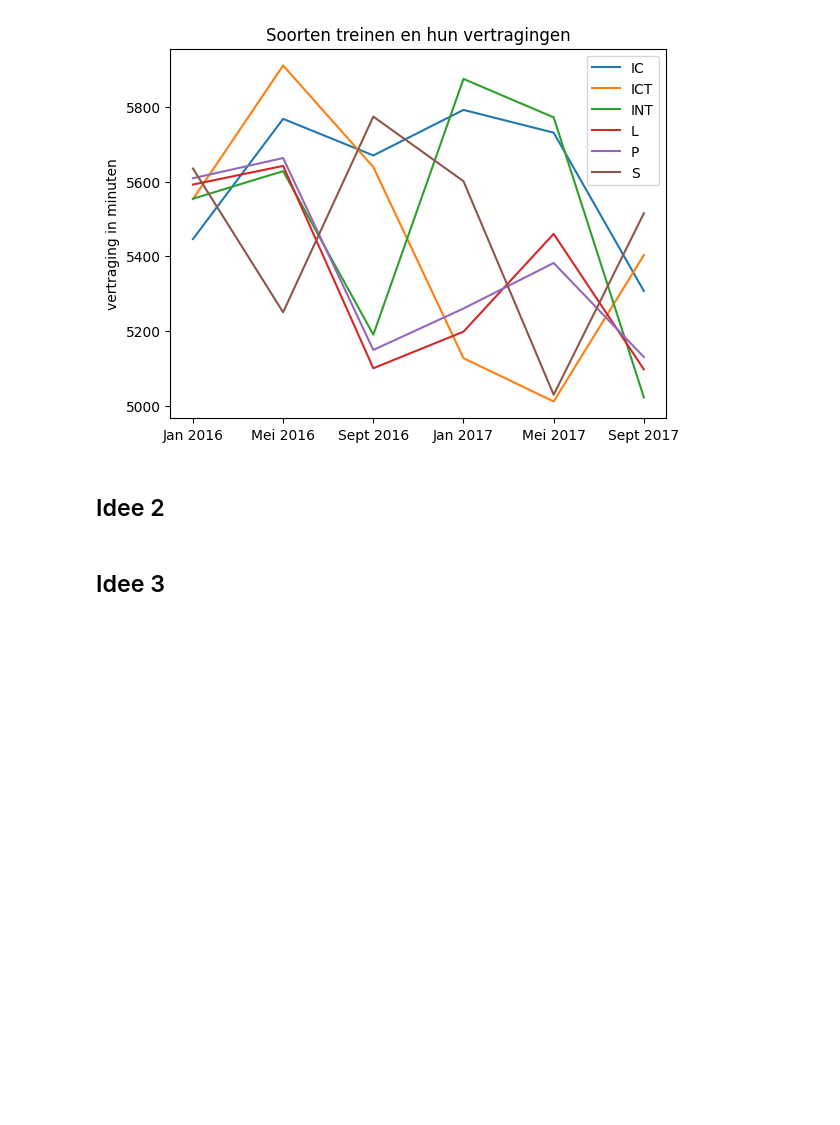
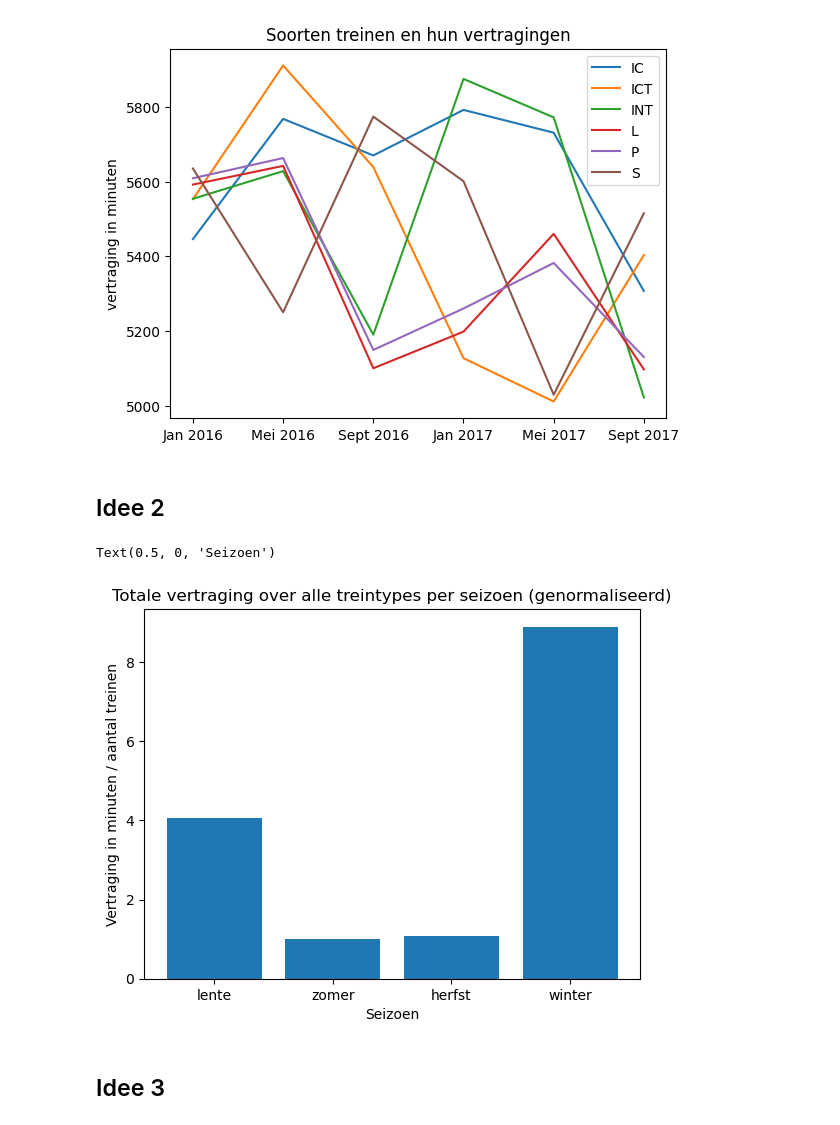
Before and after one commit to Datavisualiatie-UGent/project-dv25-6, a Jupyter notebook: ideas/example_graphs.ipynb, the cells around one changed output. Drawn from its saved outputs; the diff is of its cells as text; code cells hidden in the pictures; blank space fills up the shorter version.

```diff
--- a/ideas/example_graphs.ipynb
+++ b/ideas/example_graphs.ipynb
@@ -44,3 +44,7 @@ plt.show()
 [figure]
 # %% [markdown]
 ## Idee 2
+# %%
+# fake data
+seasons = ["lente", "zomer", "herfst", "winter"]
+values_total = [123450 / 30490, 80560 / 80310, 45632 / 42500, 195679 / 22000]
@@ -47,2 +53,10 @@ plt.show()
+# %%
+plt.bar(seasons, values_total)
+plt.title("Totale vertraging over alle treintypes per seizoen (genormaliseerd)")
+plt.ylabel("Vertraging in minuten / aantal treinen")
+plt.xlabel("Seizoen")
+# %% [output]
+Text(0.5, 0, 'Seizoen')
+[figure, added]
 # %% [markdown]
 ## Idee 3
```
Also changed, not shown: parts of 7 cells of this notebook, 1 other file.
